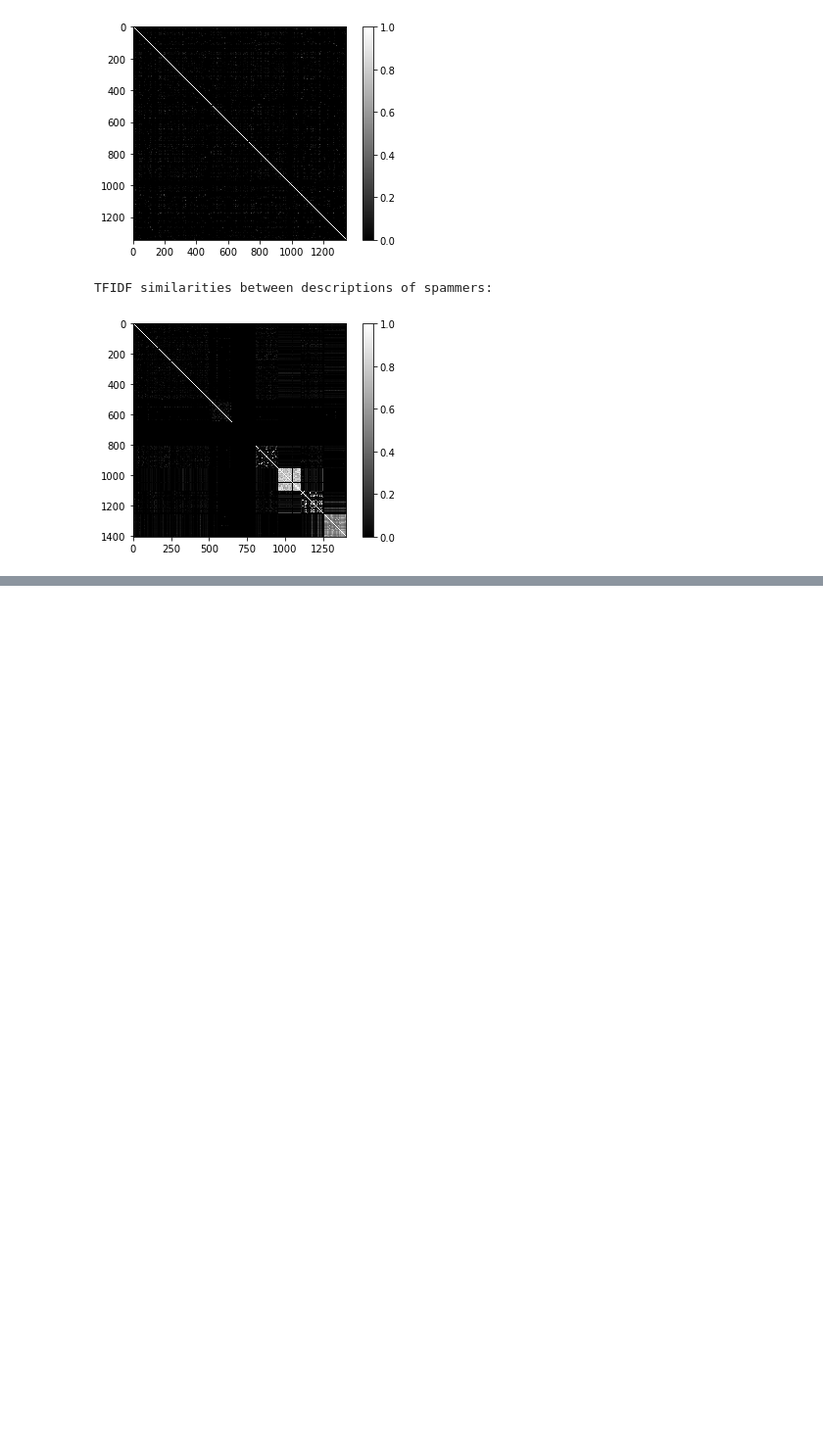
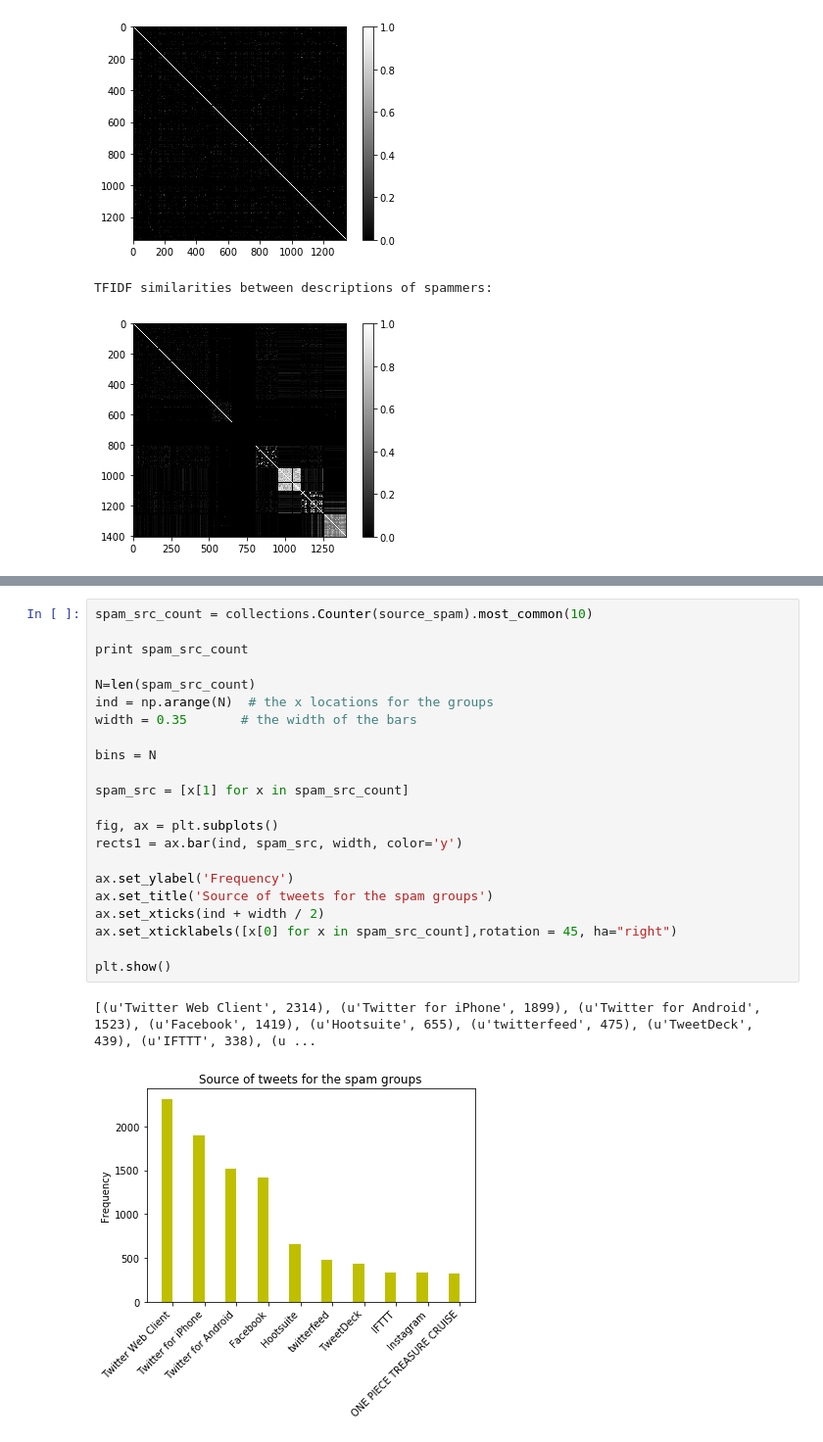
Before and after one commit to letheyue/TESLA-twitter-suspension-learning, a Jupyter notebook: data visualization/varol-RL.ipynb, the cells around one changed output, grey strips where cells are left out. Shown at 98% size. Drawn from its saved outputs; the diff is of its cells as text; blank space fills up the shorter version.

```diff
--- a/data visualization/varol-RL.ipynb
+++ b/data visualization/varol-RL.ipynb
@@ -503,0 +656,25 @@ We will move to visualize/analyze tweet-based features in the next section.
+# %%
+spam_src_count = collections.Counter(source_spam).most_common(10)
+
+print spam_src_count
+
+N=len(spam_src_count)
+ind = np.arange(N)  # the x locations for the groups
+width = 0.35       # the width of the bars
+
+bins = N
+
+spam_src = [x[1] for x in spam_src_count]
+
+fig, ax = plt.subplots()
+rects1 = ax.bar(ind, spam_src, width, color='y')
+
+ax.set_ylabel('Frequency')
+ax.set_title('Source of tweets for the spam groups')
+ax.set_xticks(ind + width / 2)
+ax.set_xticklabels([x[0] for x in spam_src_count],rotation = 45, ha="right")
+
+plt.show()
+# %% [output]
+[(u'Twitter Web Client', 2314), (u'Twitter for iPhone', 1899), (u'Twitter for Android', 1523), (u'Facebook', 1419), (u'Hootsuite', 655), (u'twitterfeed', 475), (u'TweetDeck', 439), (u'IFTTT', 338), (u ...
+[figure, added]
```
Also changed, not shown: parts of 12 cells of this notebook.
